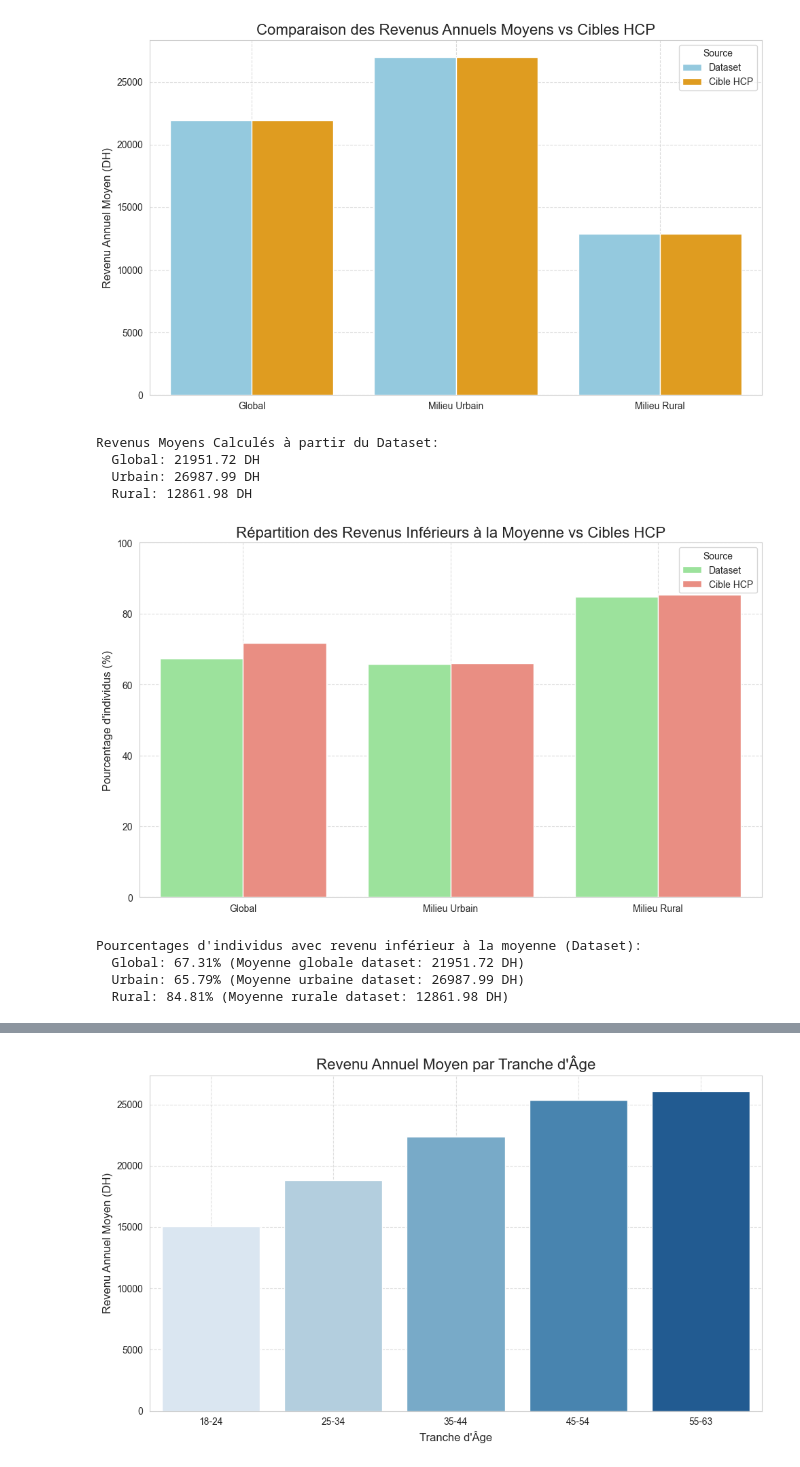
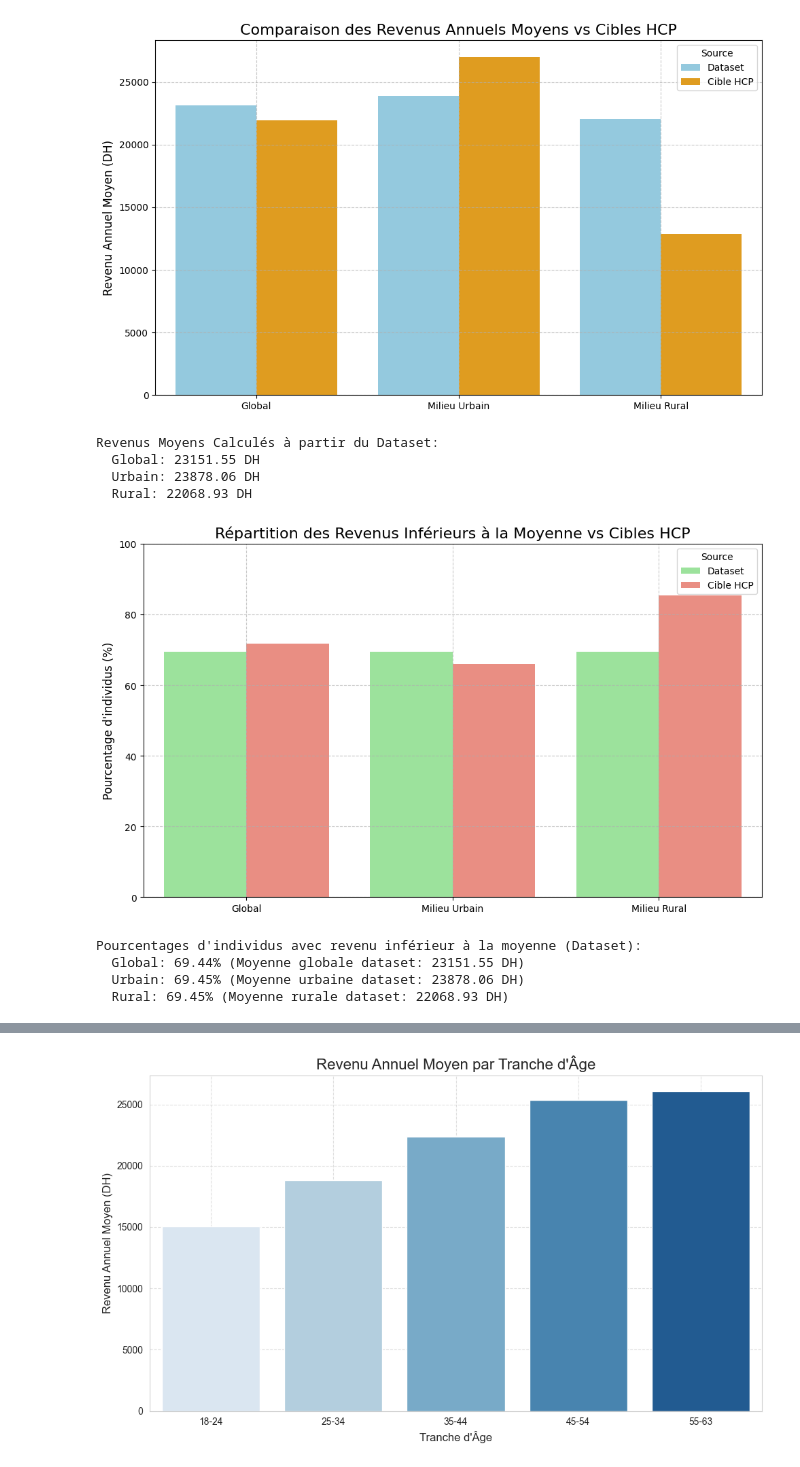
Before and after one commit to elnassim/ProjectML, a Jupyter notebook: daigrams.ipynb, the cells around one changed output, grey strips where cells are left out. Cells and saved outputs as stored; diff of their text form; code cells hidden in the pictures.

```diff
--- a/daigrams.ipynb
+++ b/daigrams.ipynb
@@ -4,7 +4,7 @@ import matplotlib.pyplot as plt
 import seaborn as sns
 
 # Charger le dataset
-dataset_path = "/Users/youns/Desktop/Projects/ML/dataset_revenu_marocains.csv"
+dataset_path = "/Users/youns/Desktop/Projects/ML/dataset_revenu_marocains_v2.csv"
 try:
     data = pd.read_csv(dataset_path)
 except FileNotFoundError:
@@ -22,45 +22,45 @@ revenu_moyen_urbain_dataset = data[data['Milieu'] == 'Urbain']['Revenu_Annuel'].
 revenu_moyen_rural_dataset = data[data['Milieu'] == 'Rural']['Revenu_Annuel'].mean()
 
 # Préparation des données pour le graphique
 categories = ['Global', 'Milieu Urbain', 'Milieu Rural']
 valeurs_dataset = [revenu_moyen_global_dataset, revenu_moyen_urbain_dataset, revenu_moyen_rural_dataset]
 valeurs_cible = [cible_revenu_global, cible_revenu_urbain, cible_revenu_rural]
 
 df_plot = pd.DataFrame({
     'Catégorie': categories * 2,
     'Revenu Moyen (DH)': valeurs_dataset + valeurs_cible,
     'Source': ['Dataset'] * len(categories) + ['Cible HCP'] * len(categories)
 })
 
 # Création du diagramme à barres
 plt.figure(figsize=(10, 6))
 sns.barplot(x='Catégorie', y='Revenu Moyen (DH)', hue='Source', data=df_plot, palette={'Dataset': 'skyblue', 'Cible HCP': 'orange'})
 plt.title('Comparaison des Revenus Annuels Moyens vs Cibles HCP', fontsize=16)
 plt.ylabel('Revenu Annuel Moyen (DH)', fontsize=12)
 plt.xlabel('')
 plt.xticks(rotation=0)
 plt.grid(True, linestyle='--', alpha=0.7)
 plt.legend(title='Source')
 plt.tight_layout()
 plt.show()
 
 print("Revenus Moyens Calculés à partir du Dataset:")
 print(f"  Global: {revenu_moyen_global_dataset:.2f} DH")
 print(f"  Urbain: {revenu_moyen_urbain_dataset:.2f} DH")
 print(f"  Rural: {revenu_moyen_rural_dataset:.2f} DH")
 # %% [output]
-[figure, old version]
+[figure, new version]
 Revenus Moyens Calculés à partir du Dataset:
-  Global: 21951.72 DH
-  Urbain: 26987.99 DH
-  Rural: 12861.98 DH
+  Global: 23151.55 DH
+  Urbain: 23878.06 DH
+  Rural: 22068.93 DH
 # %%
 import pandas as pd
 import matplotlib.pyplot as plt
 import seaborn as sns
 
 # Charger le dataset
-dataset_path = "/Users/youns/Desktop/Projects/ML/dataset_revenu_marocains.csv"
+dataset_path = "/Users/youns/Desktop/Projects/ML/dataset_revenu_marocains_v2.csv"
 try:
     data = pd.read_csv(dataset_path)
 except FileNotFoundError:
@@ -129,11 +129,11 @@ if not data_rural.empty:
 else:
     print("  Rural: Pas de données pour le milieu rural.")
 # %% [output]
-[figure, old version]
+[figure, new version]
 Pourcentages d'individus avec revenu inférieur à la moyenne (Dataset):
-  Global: 67.31% (Moyenne globale dataset: 21951.72 DH)
-  Urbain: 65.79% (Moyenne urbaine dataset: 26987.99 DH)
-  Rural: 84.81% (Moyenne rurale dataset: 12861.98 DH)
+  Global: 69.44% (Moyenne globale dataset: 23151.55 DH)
+  Urbain: 69.45% (Moyenne urbaine dataset: 23878.06 DH)
+  Rural: 69.45% (Moyenne rurale dataset: 22068.93 DH)
 # %%
 import pandas as pd
 import matplotlib.pyplot as plt
```
Also changed, not shown: parts of 10 cells of this notebook, 15 other files.
